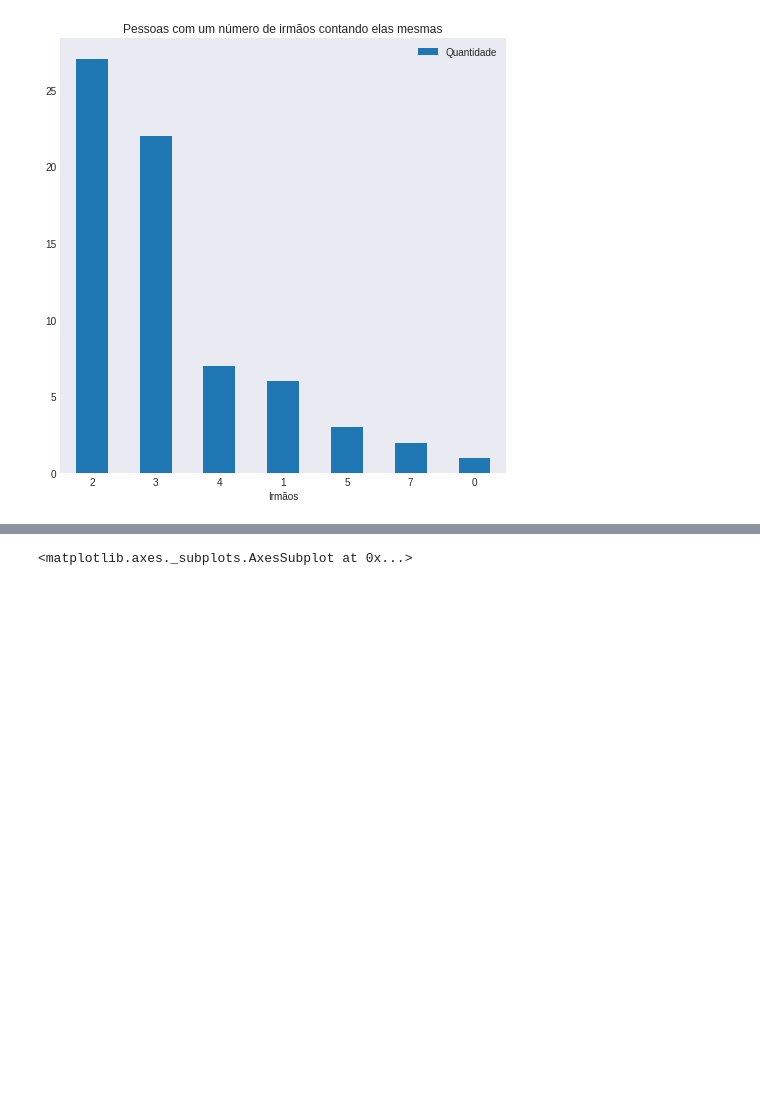
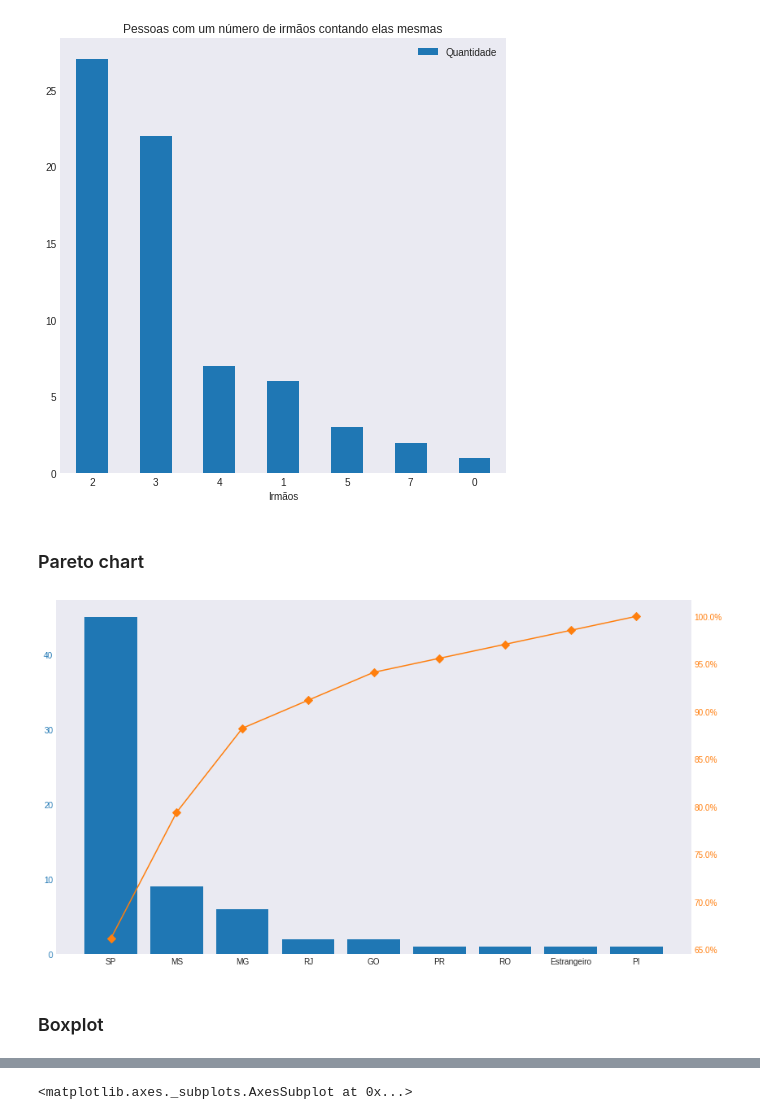
Before and after one commit to brenoslivio/Statistics-Python, a Jupyter notebook: 1-DescriptiveAnalysis/1_DescriptiveAnalysis.ipynb, the cells around one changed output, grey strips where cells are left out. Cells and saved outputs as stored; diff of their text form; code cells hidden in the pictures; blank space fills up the shorter version.

Commit message:
Added pareto chart and subsection for complete frequency tables

```diff
--- a/1-DescriptiveAnalysis/1_DescriptiveAnalysis.ipynb
+++ b/1-DescriptiveAnalysis/1_DescriptiveAnalysis.ipynb
@@ -666,4 +672,34 @@ fig.set_size_inches(8, 8)
 plt.show(block=True);
 # %% [output]
 [figure]
+# %% [markdown]
+### Pareto chart <a name="pareto"></a>
+# %%
+import matplotlib.pyplot as plt
+from matplotlib.ticker import PercentFormatter
+
+state = dfPoll['state'].value_counts().to_frame()
+
+state.columns = ['Quantidade']
+
+state = state.sort_values(by='Quantidade',ascending=False)
+
+state["cumpercentage"] = state["Quantidade"].cumsum()/state["Quantidade"].sum()*100
+
+fig, ax = plt.subplots()
+ax.bar(state.index, state["Quantidade"], color="C0")
+ax2 = ax.twinx()
+ax2.plot(state.index, state["cumpercentage"], color="C1", marker="D", ms=7)
+ax2.yaxis.set_major_formatter(PercentFormatter())
+
+ax.tick_params(axis="y", colors="C0")
+ax2.tick_params(axis="y", colors="C1")
+
+fig = plt.gcf()
+fig.set_size_inches(14, 8)
+plt.show()
+# %% [output]
+[figure, added]
+# %% [markdown]
+### Boxplot <a name="boxplot"></a>
 # %% [markdown]
```
Also changed, not shown: parts of 4 cells of this notebook.
